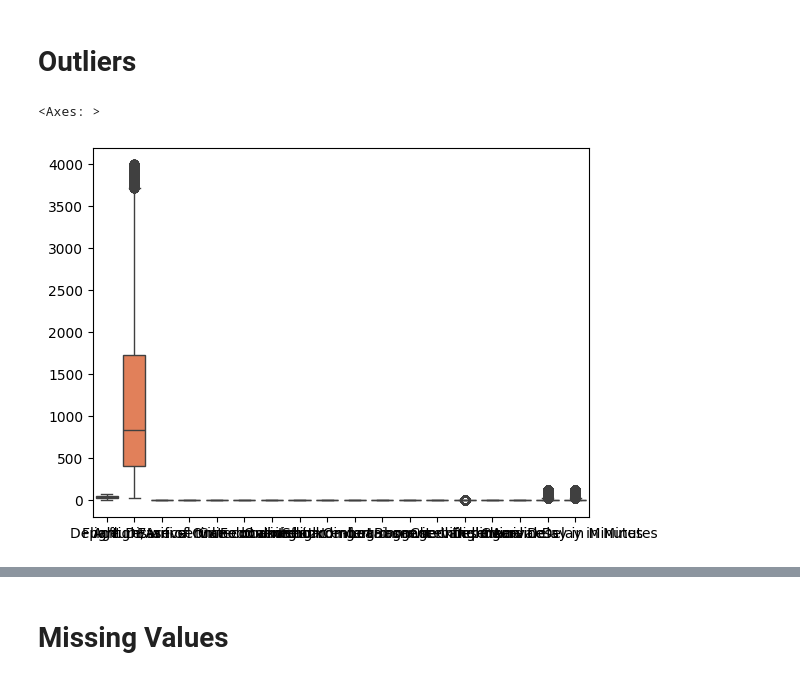
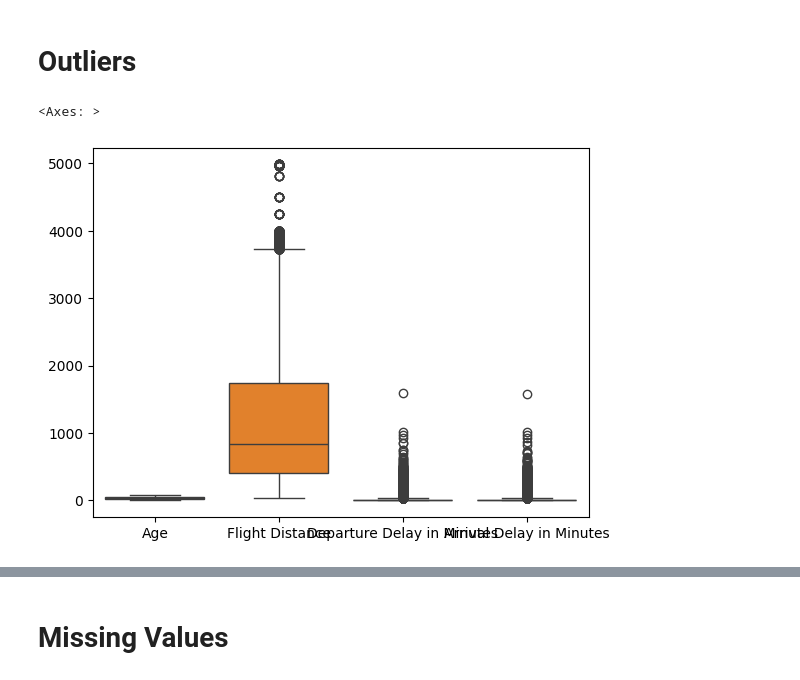
Before and after one commit to Charlesbr101/projeto-redes-neurais, a Jupyter notebook: main.ipynb, the cells around one changed output, grey strips where cells are left out. Cells and saved outputs as stored; diff of their text form; code cells hidden in the pictures.

```diff
--- a/main.ipynb
+++ b/main.ipynb
@@ -53,18 +37,11 @@ train_df
 # %% [markdown]
 # Outliers
-# %%
-cols = train_df.select_dtypes('number').columns
-df_sub = train_df.loc[:, cols]
-
-# OPTION 1: z-score filter: z-score < 3
-lim = np.abs((df_sub - df_sub.mean()) / df_sub.std(ddof=0)) < 3
-
-# replace outliers with nan
-train_df.loc[:, cols] = df_sub.where(lim, np.nan)
-
-train_df.dropna(how='any', subset=cols, inplace=True)
-
-sns.boxplot(data=train_df)
-# %% [output]
-<Axes: >
-[figure, removed]
+# %%
+train_df.reset_index(drop=True, inplace=True)
+
+cols = ['Age', 'Flight Distance', 'Departure Delay in Minutes', 'Arrival Delay in Minutes']
+
+sns.boxplot(data=train_df[cols])
+# %% [output]
+<Axes: >
+[figure, added]
```
Also changed, not shown: parts of 7 cells of this notebook.
